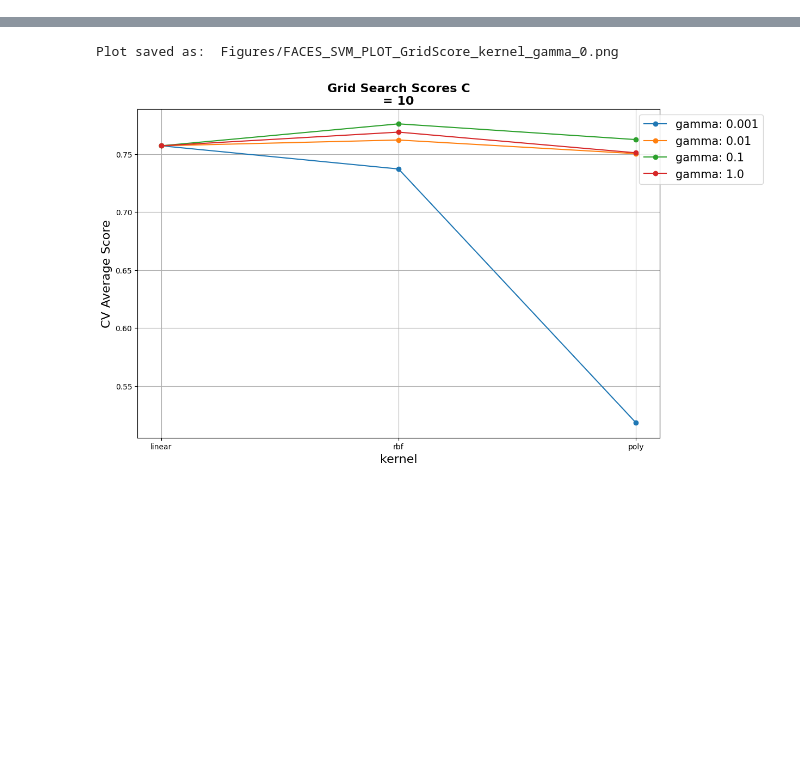
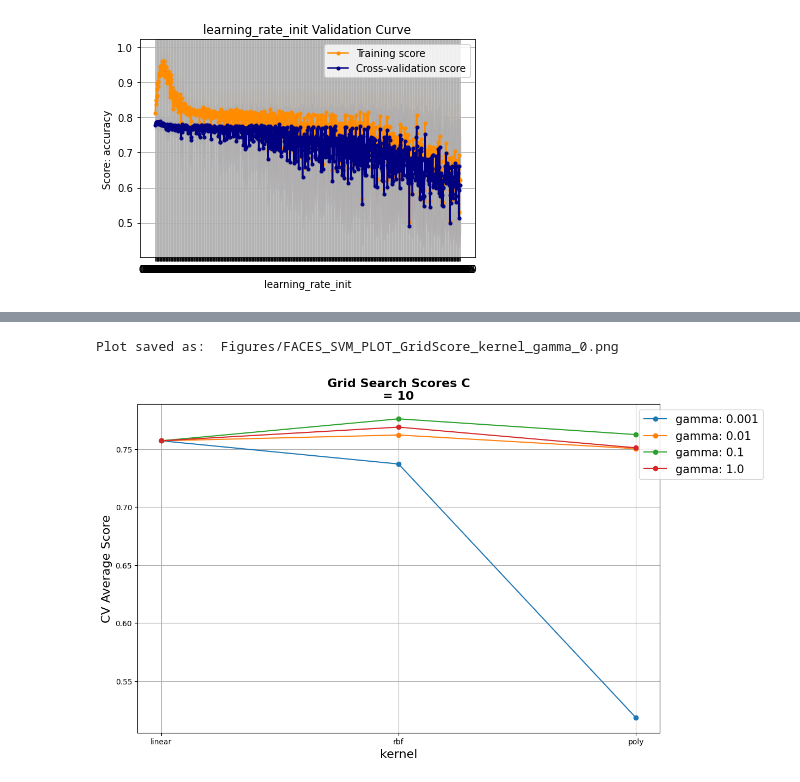
Before and after one commit to Inquisitive-ME/SupervisedLearning_Project_Code, a Jupyter notebook: NeuralNetworks/faces_NN_analysis.ipynb, the cells around one changed output, grey strips where cells are left out. Drawn from its saved outputs; the diff is of its cells as text; code cells hidden in the pictures; blank space fills up the shorter version.

```diff
--- a/NeuralNetworks/faces_NN_analysis.ipynb
+++ b/NeuralNetworks/faces_NN_analysis.ipynb
@@ -26,0 +25,7 @@ KeyboardInterrupt:
+# %%
+learning_rate_init=[i for i in np.arange(0.0001, 0.1, 0.0001)]
+
+train_scores_mean, train_scores_std, test_scores_mean, test_scores_std = \
+TrainingCurves.perform_validation_curve(MLPClassifier(batch_size=64), X_train, y_train, "learning_rate_init", learning_rate_init, 'accuracy', cv=TrainingCurves.get_cv())
+# %% [output]
+[figure, added]
```
Also changed, not shown: parts of 6 cells of this notebook, 3 other files.
